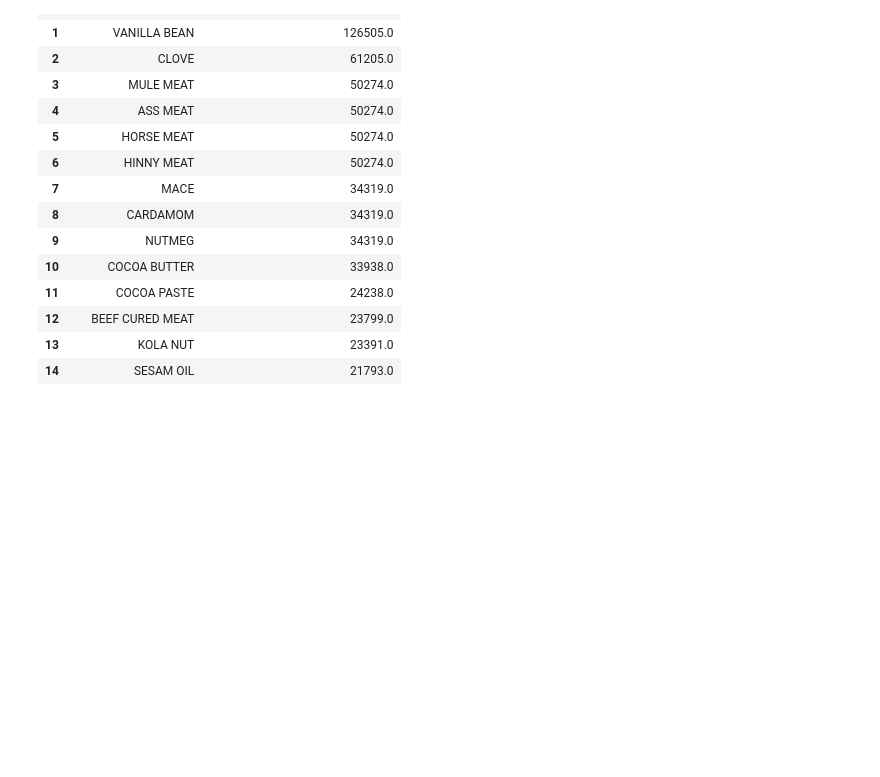
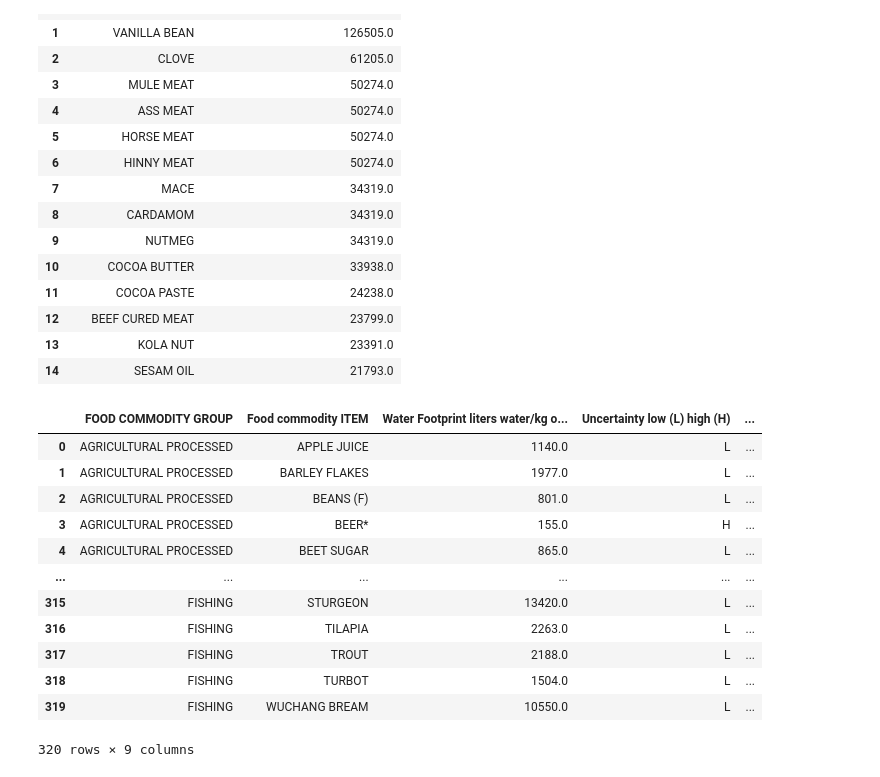
Before and after one commit to TCoaM/TrueCostOfAMeal, a Jupyter notebook: simo_notebook.ipynb, the cells around one changed output. Saved outputs shown, nothing was run; the diff lists cells and outputs as text; code cells hidden in the pictures; blank space fills up the shorter version.

```diff
--- a/simo_notebook.ipynb
+++ b/simo_notebook.ipynb
@@ -752,3 +733,19 @@ top15_WTFP
 | 12 | BEEF CURED MEAT | 23799.0 |
 | 13 | KOLA NUT | 23391.0 |
 | 14 | SESAM OIL | 21793.0 |
+# %%
+df
+# %% [output]
+|  | FOOD COMMODITY GROUP | Food commodity ITEM | Water Footprint liters water/kg o... | Uncertainty low (L) high (H) | ... |
+| 0 | AGRICULTURAL PROCESSED | APPLE JUICE | 1140.0 | L | ... |
+| 1 | AGRICULTURAL PROCESSED | BARLEY FLAKES | 1977.0 | L | ... |
+| 2 | AGRICULTURAL PROCESSED | BEANS (F) | 801.0 | L | ... |
+| 3 | AGRICULTURAL PROCESSED | BEER* | 155.0 | H | ... |
+| 4 | AGRICULTURAL PROCESSED | BEET SUGAR | 865.0 | L | ... |
+| ... | ... | ... | ... | ... | ... |
+| 315 | FISHING | STURGEON | 13420.0 | L | ... |
+| 316 | FISHING | TILAPIA | 2263.0 | L | ... |
+| 317 | FISHING | TROUT | 2188.0 | L | ... |
+| 318 | FISHING | TURBOT | 1504.0 | L | ... |
+| 319 | FISHING | WUCHANG BREAM | 10550.0 | L | ... |
+320 rows × 9 columns
```
Also changed, not shown: parts of 3 cells of this notebook, 1 other file.
